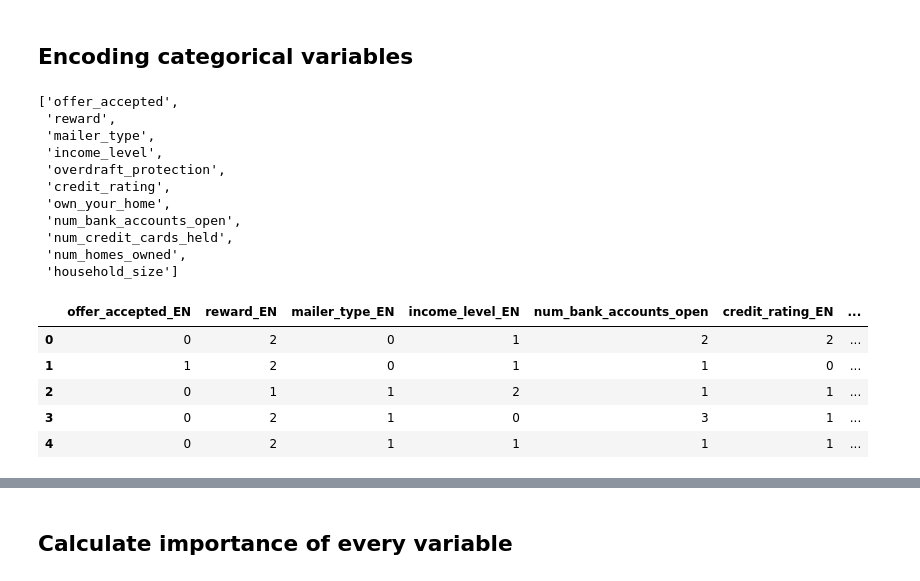
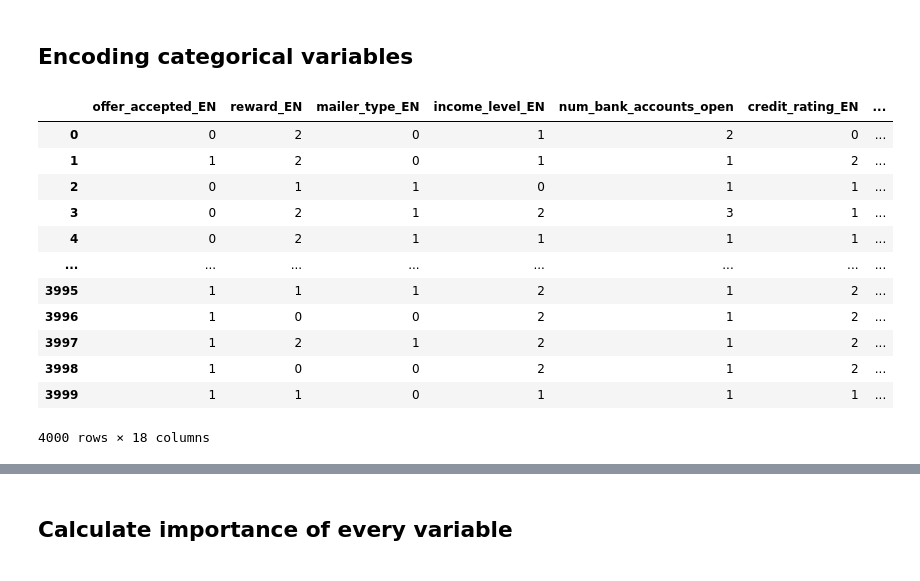
Before and after one commit to ferseguias/ccm_classification, a Jupyter notebook: lab-classification_balance2000.ipynb, the cells around one changed output, grey strips where cells are left out. Drawn from its saved outputs; the diff is of its cells as text; code cells hidden in the pictures.

```diff
--- a/lab-classification.ipynb
+++ b/lab-classification_balance2000.ipynb
@@ -375,17 +381,3 @@ fig.delaxes(axes[5]);
 [figure]
 # %% [markdown]
 ## Encoding categorical variables
-# %%
-columnas_cat
-# %% [output]
-['offer_accepted',
- 'reward',
- 'mailer_type',
- 'income_level',
- 'overdraft_protection',
- 'credit_rating',
- 'own_your_home',
- 'num_bank_accounts_open',
- 'num_credit_cards_held',
- 'num_homes_owned',
- 'household_size']
@@ -404,19 +384,43 @@ def ordinal_encoder(orden, df, col):
 # %%
+#category tp numerical for prediction models
+df[['num_bank_accounts_open', 'num_credit_cards_held', 'num_homes_owned', 'household_size']] = df[['num_bank_accounts_open', 'num_credit_cards_held', 'num_homes_owned', 'household_size']].astype('int64')
+
+#category order for prediction models
+order_offer_accepted = ['No', 'Yes']
+order_reward = ['Cash Back', 'Points', 'Air Miles']
+orden_mail_typer = ["Letter", "Postcard"]
+orden_income_level = ["High", "Medium", "Low"] #it has this order because the lower it is, the more likely it is to accept the offer
+orden_credit_rating = ["High", "Medium", "Low"] #it has this order because the lower it is, the more likely it is to accept the offer
+
+def ordinal_encoder(orden, df, col):
+    ordinal = OrdinalEncoder(categories = [orden], dtype = int)
+    transformed_oe = ordinal.fit_transform(df[[col]])
+    df[col] = transformed_oe
+    return df
+
 df = ordinal_encoder(order_offer_accepted, df, "offer_accepted")
 df = ordinal_encoder(order_reward, df, "reward")
 df = ordinal_encoder(orden_mail_typer, df, "mailer_type")
 df = ordinal_encoder(orden_income_level, df, "income_level")
 df = ordinal_encoder(orden_credit_rating, df, "credit_rating")
 columns_enc = ['offer_accepted_EN', 'mailer_type_EN', 'income_leve_ENl', 'credit_rating_EN']
 df = df.rename(columns = {'offer_accepted': 'offer_accepted_EN', 'reward': 'reward_EN', 'mailer_type': 'mailer_type_EN', 'income_level': 'income_level_EN', 'credit_rating': 'credit_rating_EN'})
 
+#dummies for nominal variables
 dummies = pd.get_dummies(df[["overdraft_protection", 'own_your_home']], prefix_sep = "_", prefix = ["overdraft_protection_EN", 'own_your_home_EN'], dtype = int)
 df = pd.concat([df, dummies], axis = 1).drop(["overdraft_protection", 'own_your_home'], axis = 1)
-df.head()
+df
 # %% [output]
 |  | offer_accepted_EN | reward_EN | mailer_type_EN | income_level_EN | num_bank_accounts_open | credit_rating_EN | ... |
-| 0 | 0 | 2 | 0 | 1 | 2 | 2 | ... |
-| 1 | 1 | 2 | 0 | 1 | 1 | 0 | ... |
-| 2 | 0 | 1 | 1 | 2 | 1 | 1 | ... |
-| 3 | 0 | 2 | 1 | 0 | 3 | 1 | ... |
+| 0 | 0 | 2 | 0 | 1 | 2 | 0 | ... |
+| 1 | 1 | 2 | 0 | 1 | 1 | 2 | ... |
+| 2 | 0 | 1 | 1 | 0 | 1 | 1 | ... |
+| 3 | 0 | 2 | 1 | 2 | 3 | 1 | ... |
 | 4 | 0 | 2 | 1 | 1 | 1 | 1 | ... |
+| ... | ... | ... | ... | ... | ... | ... | ... |
+| 3995 | 1 | 1 | 1 | 2 | 1 | 2 | ... |
+| 3996 | 1 | 0 | 0 | 2 | 1 | 2 | ... |
+| 3997 | 1 | 2 | 1 | 2 | 1 | 2 | ... |
+| 3998 | 1 | 0 | 0 | 2 | 1 | 2 | ... |
+| 3999 | 1 | 1 | 0 | 1 | 1 | 1 | ... |
+4000 rows × 18 columns
```
Also changed, not shown: parts of 35 cells of this notebook, 3 other files.
